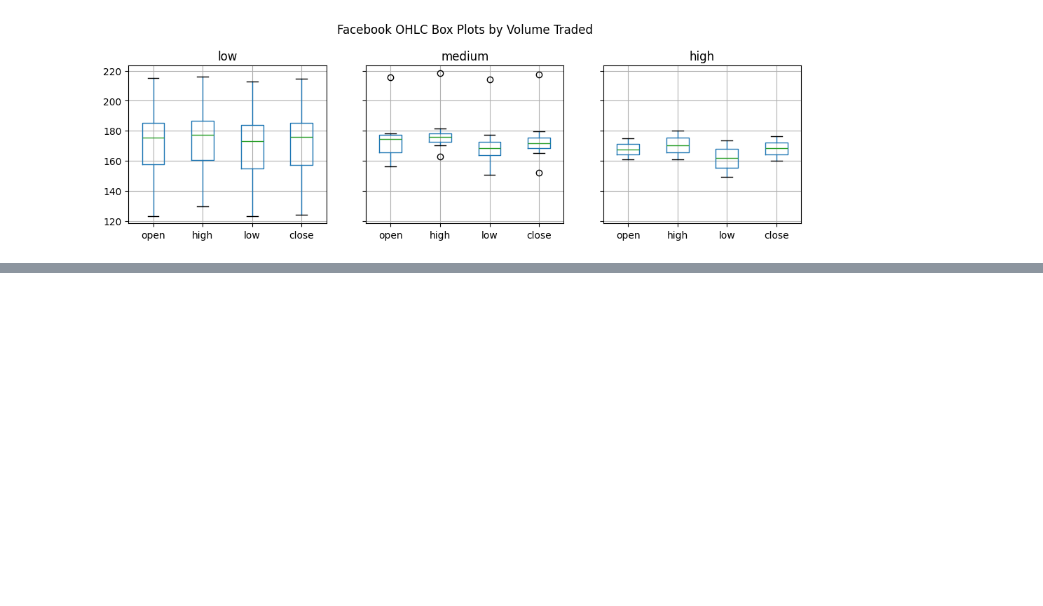
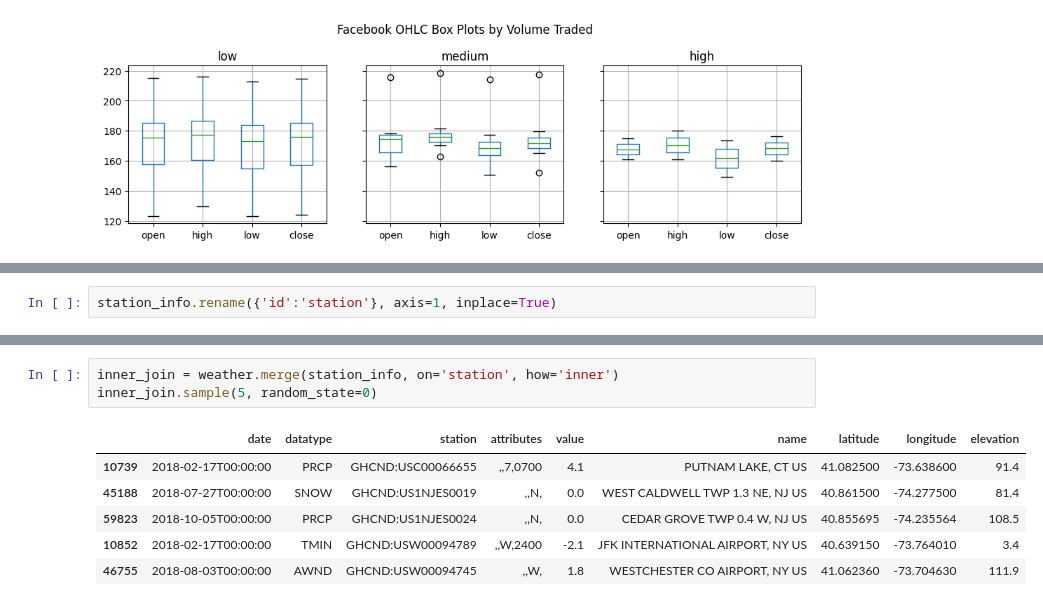
Before and after one commit to gstw7/hands-on-data-analysis-with-pandas-2nd-edition-pt-br, a Jupyter notebook: summary/00.ipynb, the cells around one changed output, grey strips where cells are left out. Drawn from its saved outputs; the diff is of its cells as text; blank space fills up the shorter version.

```diff
--- a/summary/00.ipynb
+++ b/summary/00.ipynb
@@ -931,0 +1007,2 @@ Text(0.5, 1.1, 'Facebook OHLC Box Plots by Volume Traded')
+# %%
+station_info.rename({'id':'station'}, axis=1, inplace=True)
@@ -931,0 +1015,10 @@ Text(0.5, 1.1, 'Facebook OHLC Box Plots by Volume Traded')
+# %%
+inner_join = weather.merge(station_info, on='station', how='inner')
+inner_join.sample(5, random_state=0)
+# %% [output]
+|  | date | datatype | station | attributes | value | name | latitude | longitude | elevation |
+| 10739 | 2018-02-17T00:00:00 | PRCP | GHCND:USC00066655 | ,,7,0700 | 4.1 | PUTNAM LAKE, CT US | 41.082500 | -73.638600 | 91.4 |
+| 45188 | 2018-07-27T00:00:00 | SNOW | GHCND:US1NJES0019 | ,,N, | 0.0 | WEST CALDWELL TWP 1.3 NE, NJ US | 40.861500 | -74.277500 | 81.4 |
+| 59823 | 2018-10-05T00:00:00 | PRCP | GHCND:US1NJES0024 | ,,N, | 0.0 | CEDAR GROVE TWP 0.4 W, NJ US | 40.855695 | -74.235564 | 108.5 |
+| 10852 | 2018-02-17T00:00:00 | TMIN | GHCND:USW00094789 | ,,W,2400 | -2.1 | JFK INTERNATIONAL AIRPORT, NY US | 40.639150 | -73.764010 | 3.4 |
+| 46755 | 2018-08-03T00:00:00 | AWND | GHCND:USW00094745 | ,,W, | 1.8 | WESTCHESTER CO AIRPORT, NY US | 41.062360 | -73.704630 | 111.9 |
```
Also changed, not shown: parts of 23 cells of this notebook, 1 other file.
